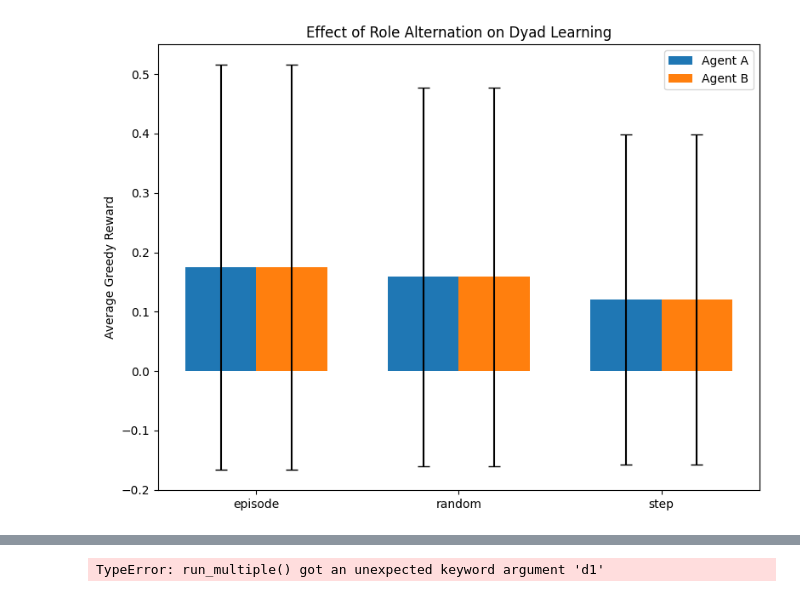
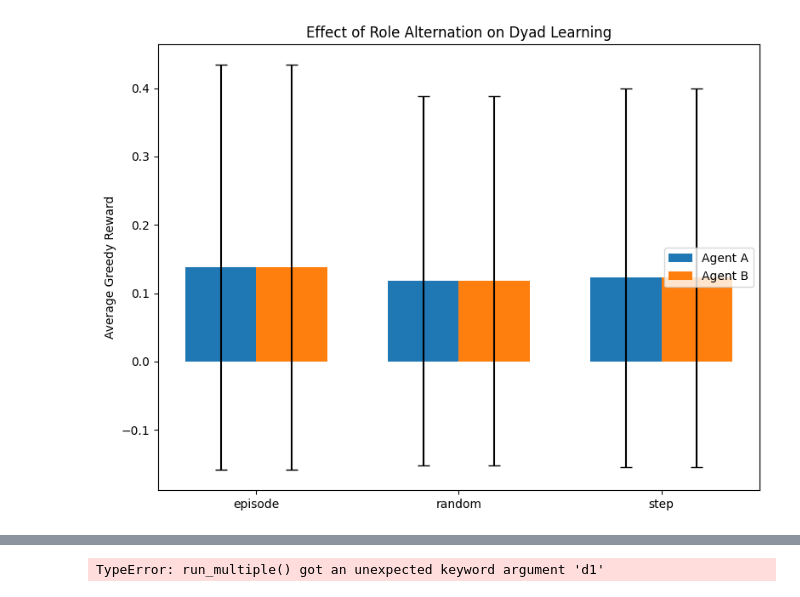
Before and after one commit to abarch/meta_unit, a Jupyter notebook: dyad_learning/multi_exp.ipynb, the cells around one changed output, grey strips where cells are left out. Saved outputs shown, nothing was run; the diff lists cells and outputs as text; code cells hidden in the pictures.

Commit message:
fixed one bug with the seed , seed was not different in every exp run

```diff
--- a/dyad_learning/multi_exp.ipynb
+++ b/dyad_learning/multi_exp.ipynb
@@ -708,10 +680,11 @@ def exp_q2(env, n_episodes=50, mode="episode", obs_factor=0.7, n_eval_episodes=1
 # ------------------------------
 # Multiple runs wrapper
 # ------------------------------
-def run_multiple(env, modes, n_runs=5, n_episodes=50, obs_factor=0.7, n_eval_episodes=10):
+def run_multiple( modes, n_runs=5, n_episodes=50, obs_factor=0.7, n_eval_episodes=10):
     results = []
     for m in modes:
         for run in range(n_runs):
+            env = PianoEnv(length=50, n_actions=80, seed=42+run)  # replace with PianoEnv
             out = exp_q2(env, n_episodes=n_episodes, mode=m, obs_factor=obs_factor, n_eval_episodes=n_eval_episodes)
             for label, score in out.items():
                 agent = label.split("_")[-1]  # A or B
@@ -745,9 +718,9 @@ def plot_results(df, title="Dyad Role Alternation Comparison"):
 # Run the full experiment
 # ------------------------------
 if __name__ == "__main__":
-    env = PianoEnv(length=50, n_actions=80, seed=42)  # replace with PianoEnv
+
     modes = ["episode", "step", "random"]
-    df = run_multiple(env, modes, n_runs=200, n_episodes=25, obs_factor=0.8, n_eval_episodes=20)
+    df = run_multiple( modes, n_runs=200, n_episodes=25, obs_factor=0.8, n_eval_episodes=20)
     print(df.groupby(["mode", "agent"]).agg(["mean", "std"]))
     plot_results(df, title="Effect of Role Alternation on Dyad Learning")
 # %% [output]
@@ -771,4 +744,4 @@ step    A      0.12043  0.277694
-[figure, old version]
+[figure, new version]
 # %%
 # different obs-factor for the observational update
 
```
Also changed, not shown: parts of 8 cells of this notebook.
